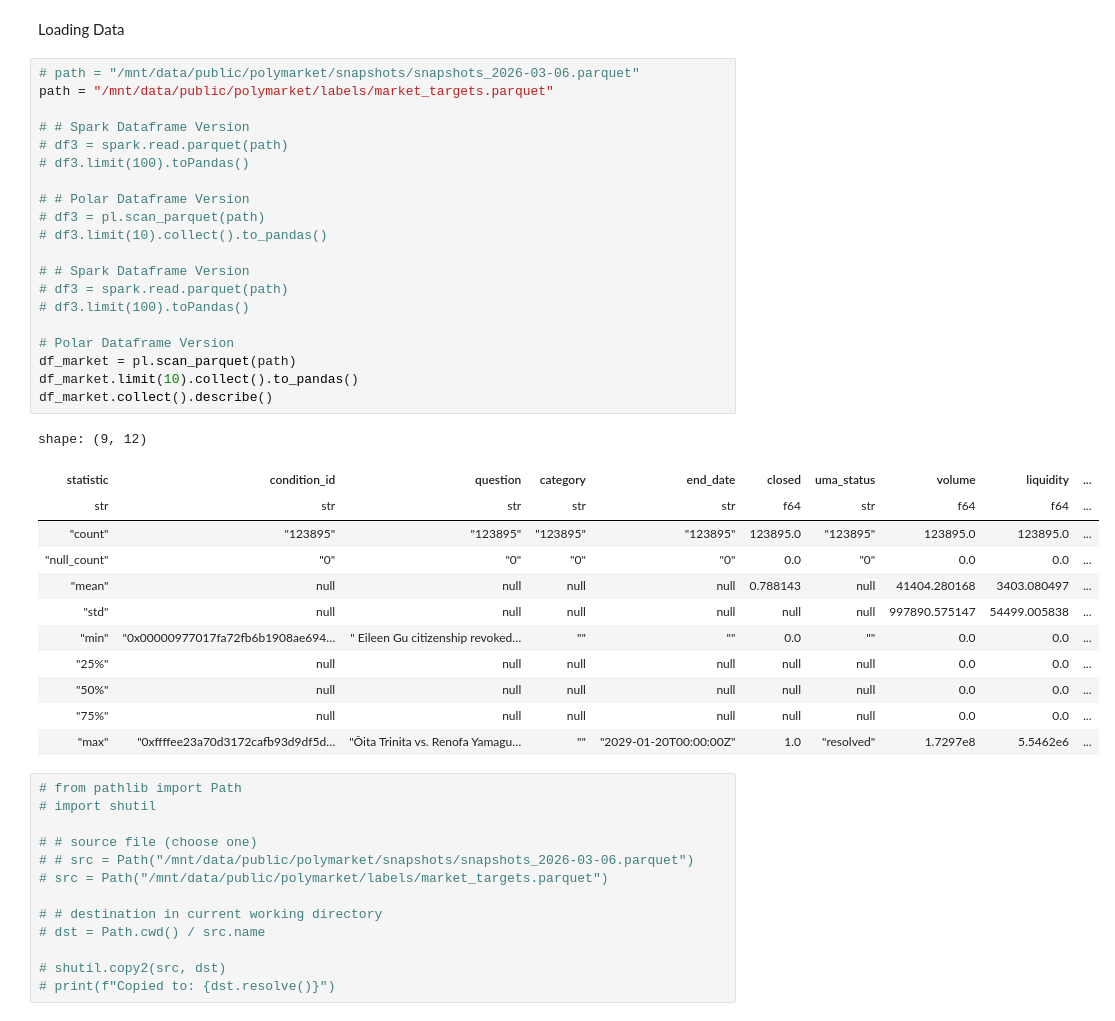
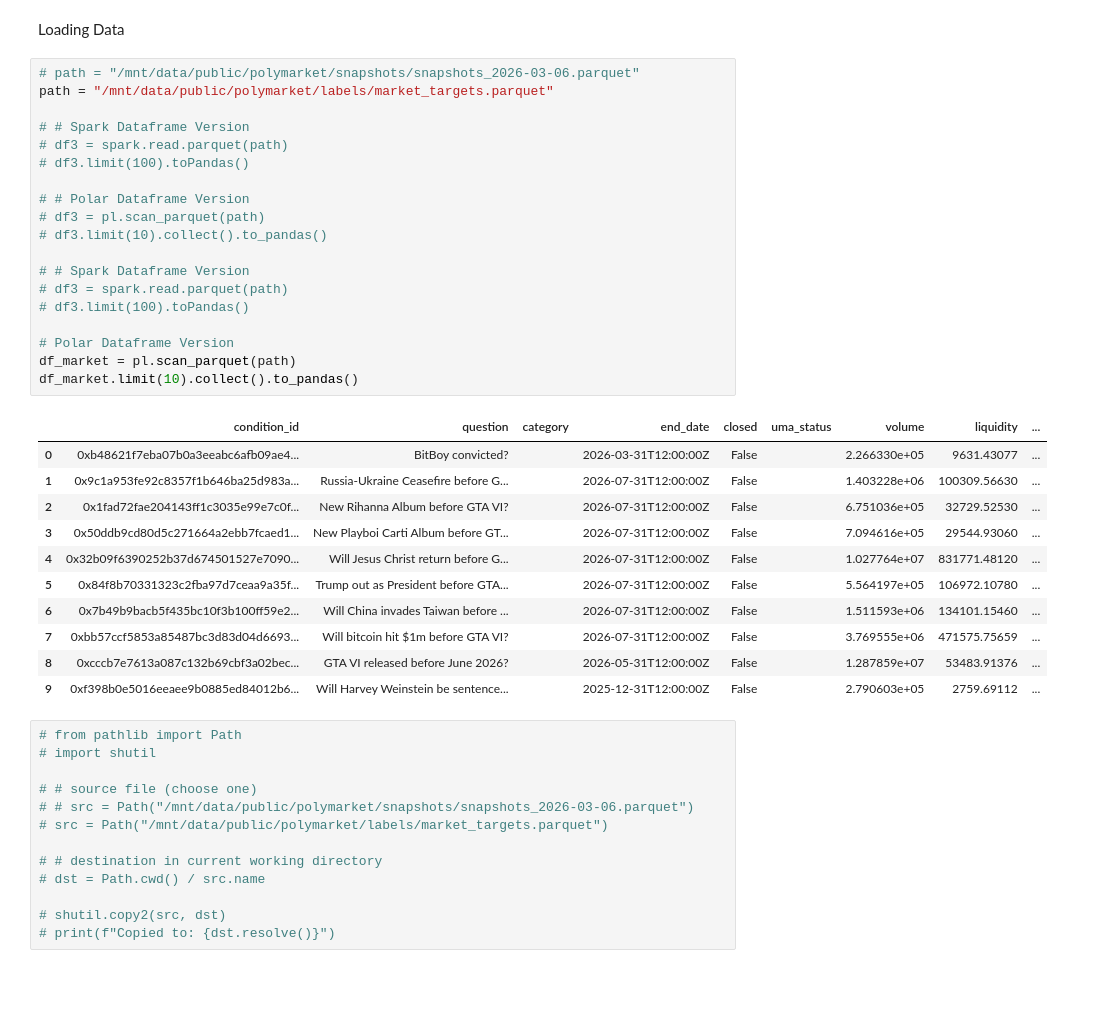
Before and after one commit to EnzoAlto/PolyMarket_BigData, a Jupyter notebook: Lab Notebook-Enzo.ipynb, the cells around one changed output. Drawn from its saved outputs; the diff is of its cells as text; blank space fills up the shorter version.

```diff
--- a/Lab Notebook-Enzo.ipynb
+++ b/Lab Notebook-Enzo.ipynb
@@ -292,36 +329,34 @@ Loading Data
 # %%
 # path = "/mnt/data/public/polymarket/snapshots/snapshots_2026-03-06.parquet"
 path = "/mnt/data/public/polymarket/labels/market_targets.parquet"
 
 # # Spark Dataframe Version
 # df3 = spark.read.parquet(path)
 # df3.limit(100).toPandas()
 
 # # Polar Dataframe Version
 # df3 = pl.scan_parquet(path)
 # df3.limit(10).collect().to_pandas()
 
 # # Spark Dataframe Version
 # df3 = spark.read.parquet(path)
 # df3.limit(100).toPandas()
 
 # Polar Dataframe Version
 df_market = pl.scan_parquet(path)
 df_market.limit(10).collect().to_pandas()
-df_market.collect().describe()
 # %% [output]
-shape: (9, 12)
-| statistic | condition_id | question | category | end_date | closed | uma_status | volume | liquidity | ... |
-| str | str | str | str | str | f64 | str | f64 | f64 | ... |
-| "count" | "123895" | "123895" | "123895" | "123895" | 123895.0 | "123895" | 123895.0 | 123895.0 | ... |
-| "null_count" | "0" | "0" | "0" | "0" | 0.0 | "0" | 0.0 | 0.0 | ... |
-| "mean" | null | null | null | null | 0.788143 | null | 41404.280168 | 3403.080497 | ... |
-| "std" | null | null | null | null | null | null | 997890.575147 | 54499.005838 | ... |
-| "min" | "0x00000977017fa72fb6b1908ae694… | " Eileen Gu citizenship revoked… | "" | "" | 0.0 | "" | 0.0 | 0.0 | ... |
-| "25%" | null | null | null | null | null | null | 0.0 | 0.0 | ... |
-| "50%" | null | null | null | null | null | null | 0.0 | 0.0 | ... |
-| "75%" | null | null | null | null | null | null | 0.0 | 0.0 | ... |
-| "max" | "0xffffee23a70d3172cafb93d9df5d… | "Ōita Trinita vs. Renofa Yamagu… | "" | "2029-01-20T00:00:00Z" | 1.0 | "resolved" | 1.7297e8 | 5.5462e6 | ... |
+|  | condition_id | question | category | end_date | closed | uma_status | volume | liquidity | ... |
+| 0 | 0xb48621f7eba07b0a3eeabc6afb09ae4... | BitBoy convicted? |  | 2026-03-31T12:00:00Z | False |  | 2.266330e+05 | 9631.43077 | ... |
+| 1 | 0x9c1a953fe92c8357f1b646ba25d983a... | Russia-Ukraine Ceasefire before G... |  | 2026-07-31T12:00:00Z | False |  | 1.403228e+06 | 100309.56630 | ... |
+| 2 | 0x1fad72fae204143ff1c3035e99e7c0f... | New Rihanna Album before GTA VI? |  | 2026-07-31T12:00:00Z | False |  | 6.751036e+05 | 32729.52530 | ... |
+| 3 | 0x50ddb9cd80d5c271664a2ebb7fcaed1... | New Playboi Carti Album before GT... |  | 2026-07-31T12:00:00Z | False |  | 7.094616e+05 | 29544.93060 | ... |
+| 4 | 0x32b09f6390252b37d674501527e7090... | Will Jesus Christ return before G... |  | 2026-07-31T12:00:00Z | False |  | 1.027764e+07 | 831771.48120 | ... |
+| 5 | 0x84f8b70331323c2fba97d7ceaa9a35f... | Trump out as President before GTA... |  | 2026-07-31T12:00:00Z | False |  | 5.564197e+05 | 106972.10780 | ... |
+| 6 | 0x7b49b9bacb5f435bc10f3b100ff59e2... | Will China invades Taiwan before ... |  | 2026-07-31T12:00:00Z | False |  | 1.511593e+06 | 134101.15460 | ... |
+| 7 | 0xbb57ccf5853a85487bc3d83d04d6693... | Will bitcoin hit $1m before GTA VI? |  | 2026-07-31T12:00:00Z | False |  | 3.769555e+06 | 471575.75659 | ... |
+| 8 | 0xcccb7e7613a087c132b69cbf3a02bec... | GTA VI released before June 2026? |  | 2026-05-31T12:00:00Z | False |  | 1.287859e+07 | 53483.91376 | ... |
+| 9 | 0xf398b0e5016eeaee9b0885ed84012b6... | Will Harvey Weinstein be sentence... |  | 2025-12-31T12:00:00Z | False |  | 2.790603e+05 | 2759.69112 | ... |
 # %%
 # from pathlib import Path
 # import shutil
```
Also changed, not shown: parts of 72 cells of this notebook.
